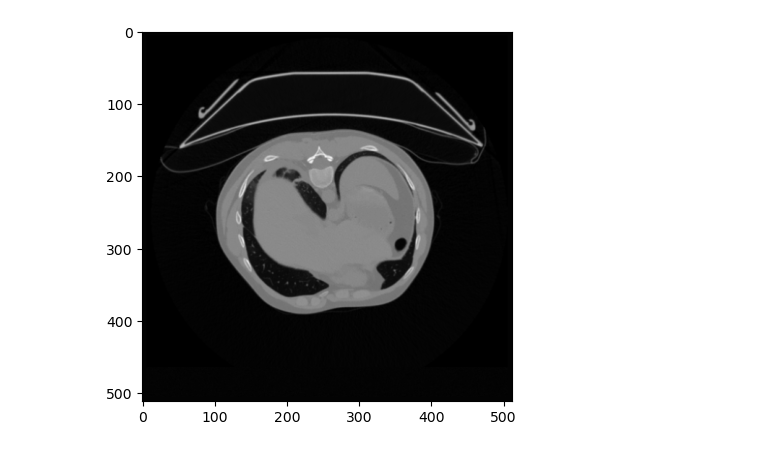
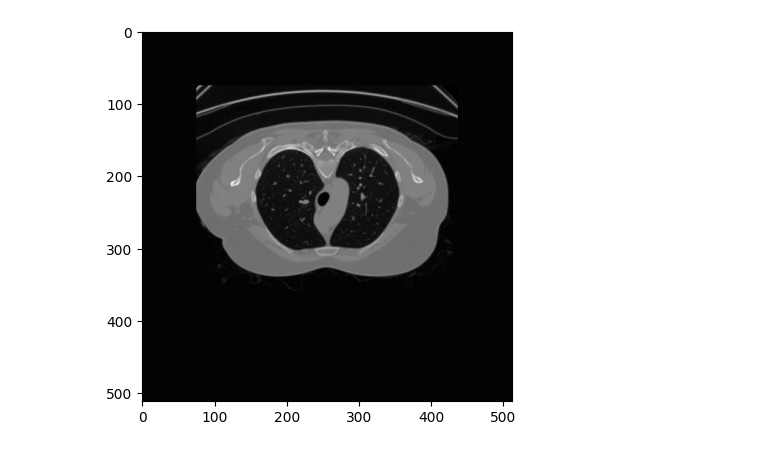
Before and after one commit to xdauby/PFE, a Jupyter notebook: metainvnet.ipynb, the cells around one changed output. Saved outputs shown, nothing was run; the diff lists cells and outputs as text; code cells hidden in the pictures.

```diff
--- a/metainvnet.ipynb
+++ b/metainvnet.ipynb
@@ -38,14 +67,10 @@ def import_data(file_paths):
             data.append(np.load(file_in, encoding="bytes"))
     return data
 
-x_true_train = import_data(x_true_train_filenames[:100])
-x_true_test = import_data(x_true_test_filenames[:100])
-x_fbp_train = import_data(x_fbp_train_filenames[:100])
-x_fbp_test = import_data(x_fbp_test_filenames[:100])
+x_true_train = import_data(x_true_train_filenames)
+x_true_test = import_data(x_true_test_filenames)
 # %%
-#!pip install matplotlib
-from matplotlib import pyplot as plt
-plt.imshow(x_true_train[18], cmap="gray")
+plt.imshow(x_true_train[90], cmap="gray")
 plt.show()
 # %% [output]
-[figure, old version]
+[figure, new version]
```
Also changed, not shown: parts of 31 cells of this notebook, 7 other files.
